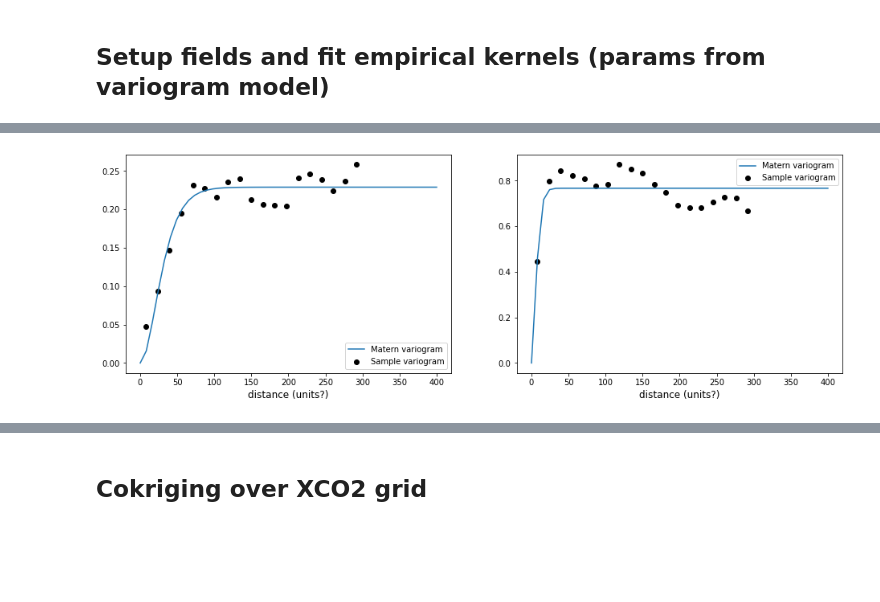
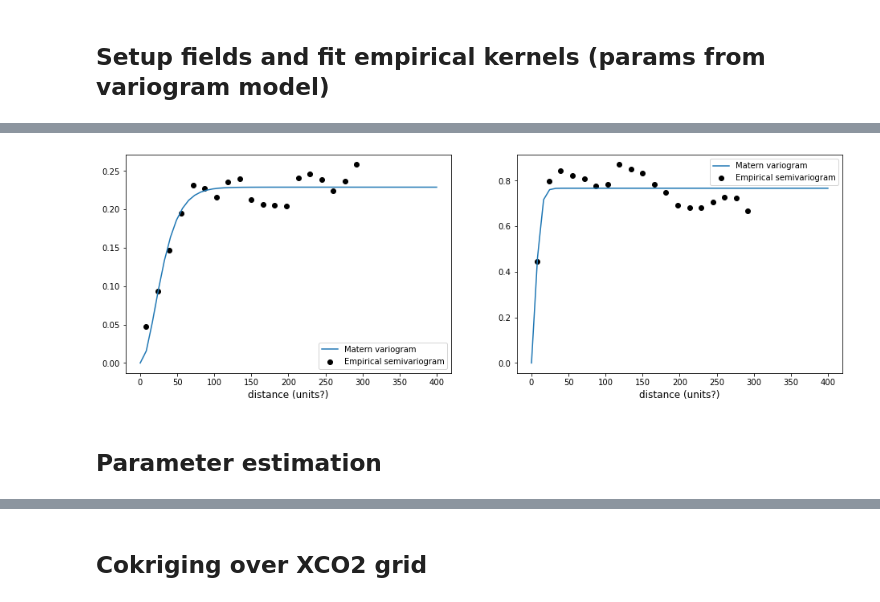
Before and after one commit to 91Mrwu/sif-xco2-cokriging, a Jupyter notebook: research/cokriging_demo.ipynb, the cells around one changed output, grey strips where cells are left out. Cells and saved outputs as stored; diff of their text form; code cells hidden in the pictures; blank space fills up the shorter version.

```diff
--- a/research/cokriging_demo.ipynb
+++ b/research/cokriging_demo.ipynb
@@ -71,15 +70,17 @@ model.get_params()
 # %%
 ## Analyze sample variograms
 fig, ax = plt.subplots(1, 2, figsize=(16, 5))
 
 vario_obj[0]["model"].plot(func="variogram", x_max=400, ax=ax[0])
-ax[0].scatter(vario_obj[0]["bins"], vario_obj[0]["sample_variogram"], color="k", label="Sample variogram")
+ax[0].scatter(vario_obj[0]["bins"], vario_obj[0]["emp_semivariogram"], color="k", label="Empirical semivariogram")
 ax[0].legend()
 ax[0].set_xlabel("distance (units?)", size=12)
 
 vario_obj[1]["model"].plot(func="variogram", x_max=400, ax=ax[1])
-ax[1].scatter(vario_obj[1]["bins"], vario_obj[1]["sample_variogram"], color="k", label="Sample variogram")
+ax[1].scatter(vario_obj[1]["bins"], vario_obj[1]["emp_semivariogram"], color="k", label="Empirical semivariogram")
 ax[1].legend()
 ax[1].set_xlabel("distance (units?)", size=12);
 # %% [output]
-[figure, old version]
+[figure, new version]
+# %% [markdown]
+## Parameter estimation
```
Also changed, not shown: parts of 6 cells of this notebook, 5 other files.
